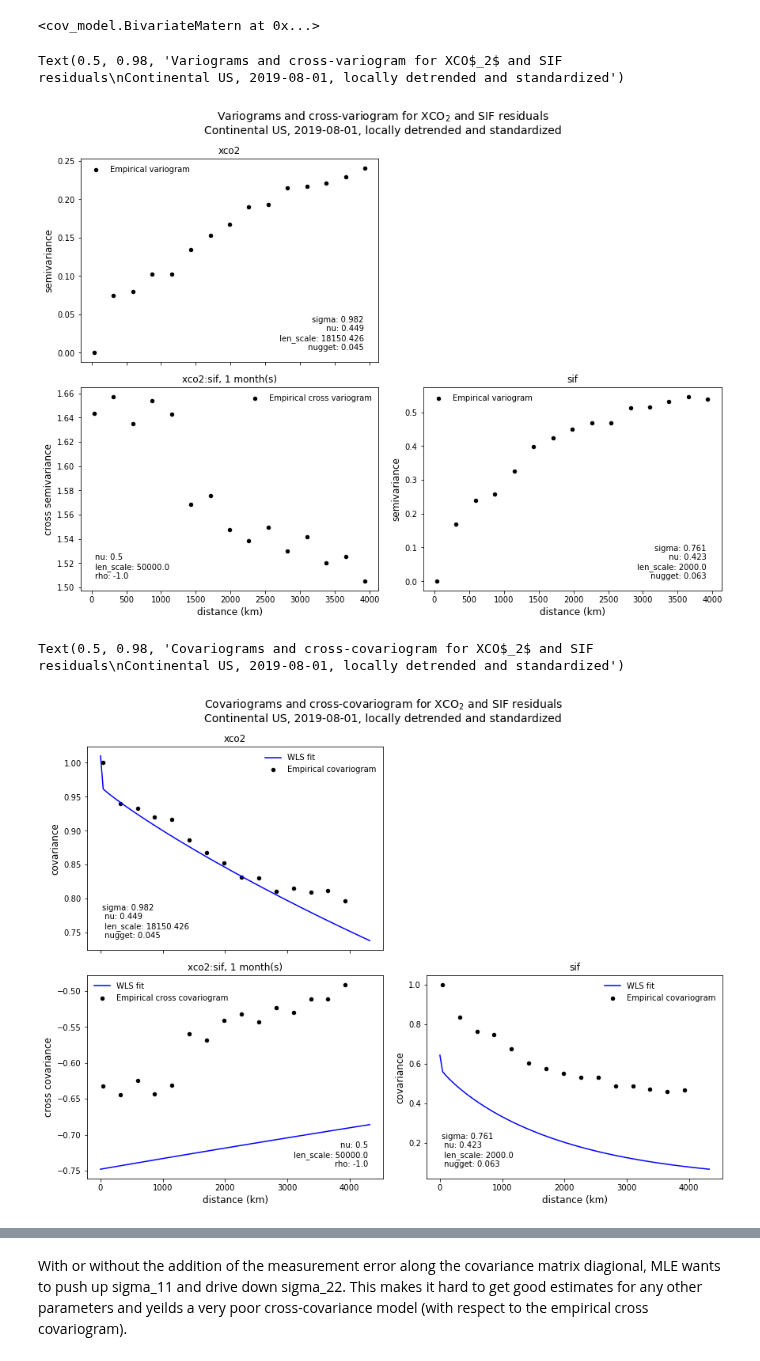
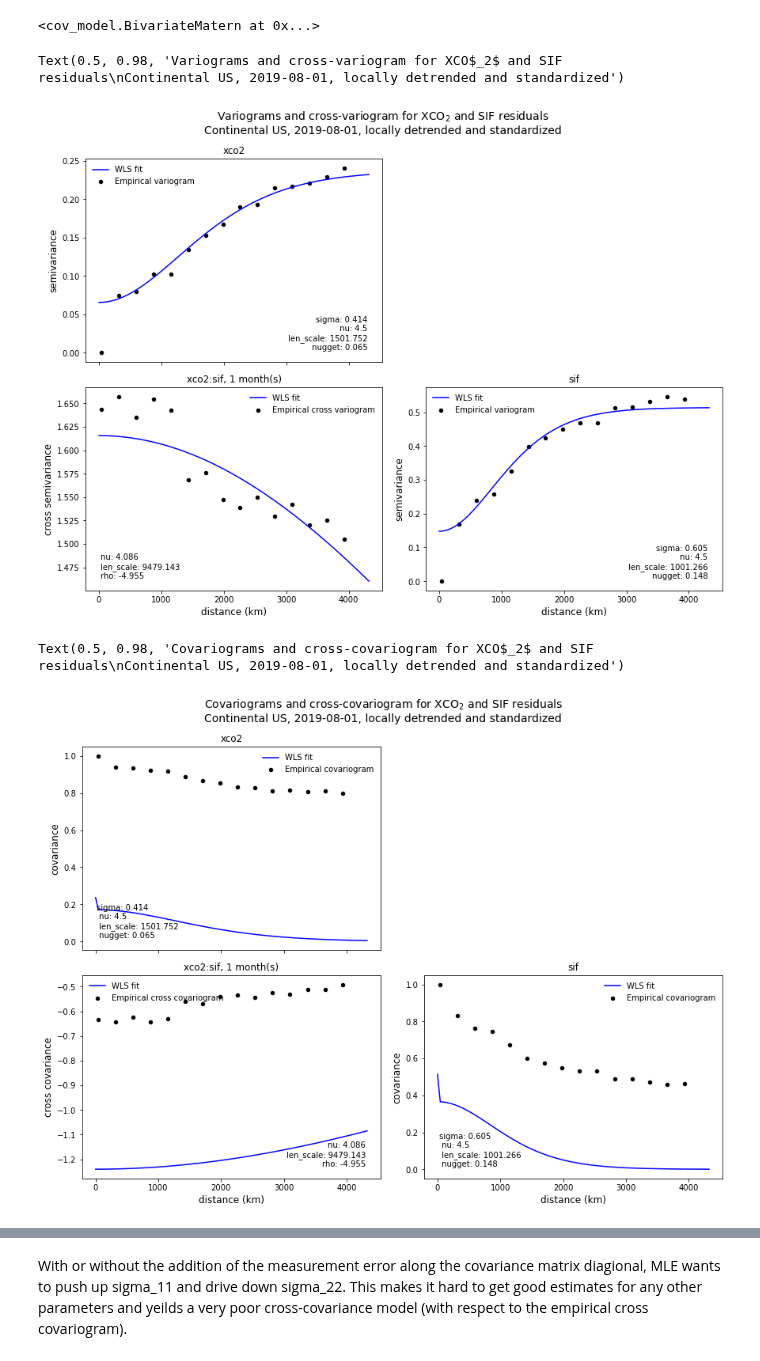
Before and after one commit to 91Mrwu/sif-xco2-cokriging, a Jupyter notebook: research/cokriging_conus.ipynb, the cells around one changed output, grey strips where cells are left out. Saved outputs shown, nothing was run; the diff lists cells and outputs as text; code cells hidden in the pictures.

Commit message:
Fiddling with variogram fits

```diff
--- a/research/cokriging_conus.ipynb
+++ b/research/cokriging_conus.ipynb
@@ -119,3 +182,16 @@ fig.savefig("../plots/standardized_residuals_conus_45.png");
+# %%
+# Variogram settings
+# bin_centers = np.linspace(0, 6e3, 20)
+# tol = 250
+n_bins = 15
+
+# Initial guess for covariance params
+cov_guesses = [[0.4, 3.5, 1.5e3, 0.05], [0.6, 1.2, 1e3, 0.1]]
+cross_guess = [1.2, 2e3, -1.0]
+
+# normalized = True
+# cov_guess = [0.3, 1.5e4]
+# cross_guess = [0.3, 1e4, -0.8]
 # %%
 k1 = cov_model.Matern()
 k2 = cov_model.Matern()
@@ -163,32 +242,34 @@ def param_labels(params, cross=False):
 # %%
 var_names = ["xco2", "sif"]
 cross_name = "xco2:sif"
 
 fig, ax = plt.subplots(2, 2, figsize=(12, 9), constrained_layout=True, sharex=True)
 ax[0, 1].axis("off")
 
 for i, var in enumerate(var_names):
     df = vario_res[var]
     df.plot(x="lag", y=var, kind="scatter", color="black", ax=ax[i, i], label="Empirical variogram")
+    df.dropna(subset=["wls_fit"]).sort_values("lag").plot(x="lag", y="wls_fit", kind="line", color="blue", ax=ax[i, i], label="WLS fit")
     ax[i, i].set_title(var, fontsize=12)
     ax[i, i].set_ylabel("semivariance", fontsize=12)
     ax[i, i].set_xlabel("distance (km)", fontsize=12)
     ax[i, i].text(0.95, 0.05, param_labels(params[var]), transform=ax[i, i].transAxes, ha="right", va="bottom")
     ax[i, i].legend(frameon=False)
 
 df = vario_res[cross_name]
 df.plot(x="lag", y="xco2:sif", kind="scatter", color="black", ax=ax[1, 0], label="Empirical cross variogram")
+df.dropna(subset=["wls_fit"]).sort_values("lag").plot(x="lag", y="wls_fit", kind="line", color="blue", ax=ax[1, 0], label="WLS fit")
 ax[1, 0].set_title(cross_name + f", {np.abs(timedelta)} month(s)", fontsize=12)
 ax[1, 0].text(0.05, 0.05, param_labels(params[cross_name], cross=True), transform=ax[1, 0].transAxes, ha="left", va="bottom")
 ax[1, 0].legend(loc="upper right", frameon=False)
 ax[1, 0].set_ylabel("cross semivariance", fontsize=12)
 ax[1, 0].set_xlabel("distance (km)", fontsize=12)
 
 fig.suptitle("Variograms and cross-variogram for XCO$_2$ and SIF residuals\n"+
                  f"Continental US, {timestamp}, locally detrended and standardized", fontsize=14)
 # %% [output]
 Text(0.5, 0.98, 'Variograms and cross-variogram for XCO$_2$ and SIF residuals\nContinental US, 2019-08-01, locally detrended and standardized')
-[figure, old version]
+[figure, new version]
 # %%
 var_names = ["xco2", "sif"]
 cross_name = "xco2:sif"
@@ -232,4 +313,4 @@ fig.suptitle("Covariograms and cross-covariogram for XCO$_2$ and SIF residuals\n
 #     fig.savefig(f"../plots/covariograms_conus45_{timestamp}_{np.abs(timedelta)}M.png", dpi=100);
 # %% [output]
 Text(0.5, 0.98, 'Covariograms and cross-covariogram for XCO$_2$ and SIF residuals\nContinental US, 2019-08-01, locally detrended and standardized')
-[figure, old version]
+[figure, new version]
```
Also changed, not shown: parts of 17 cells of this notebook, 1 other file.
